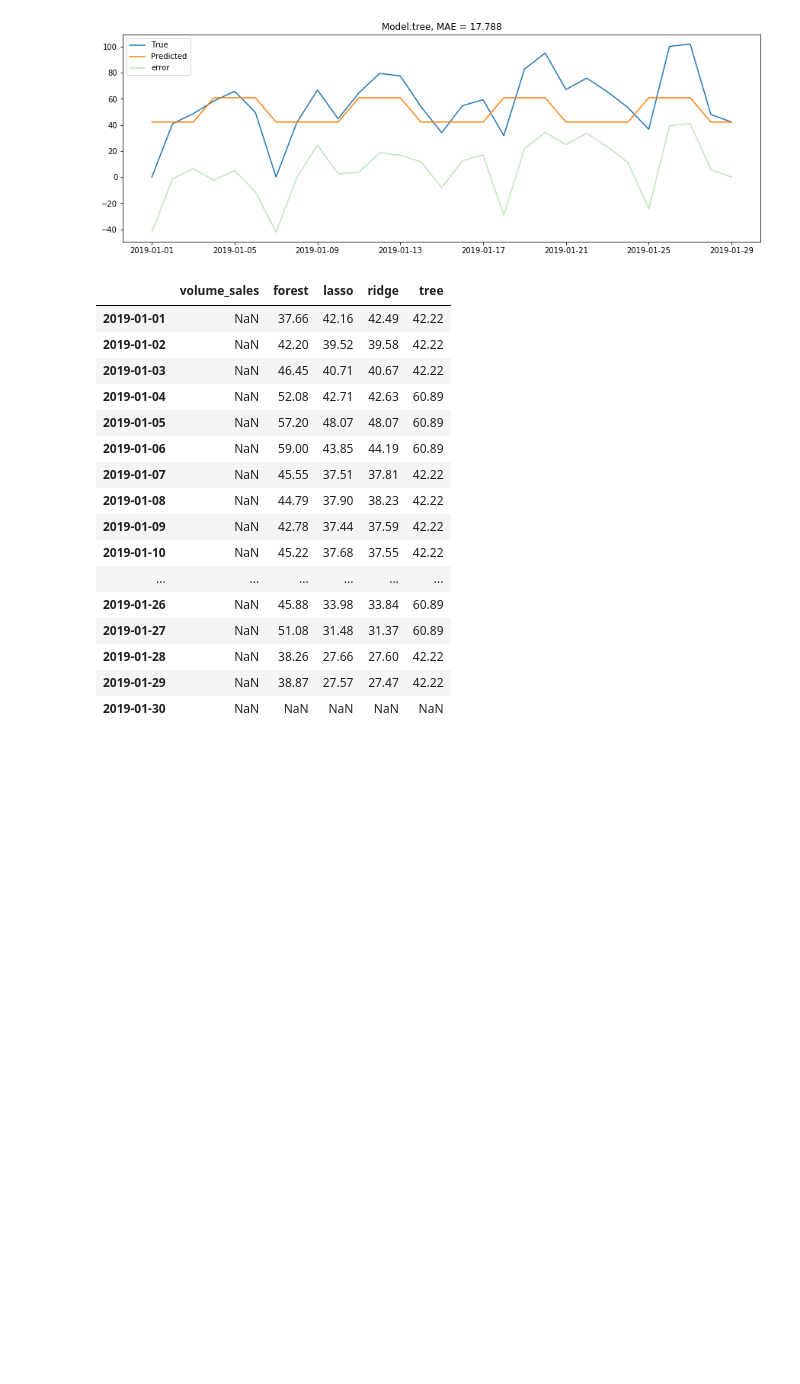
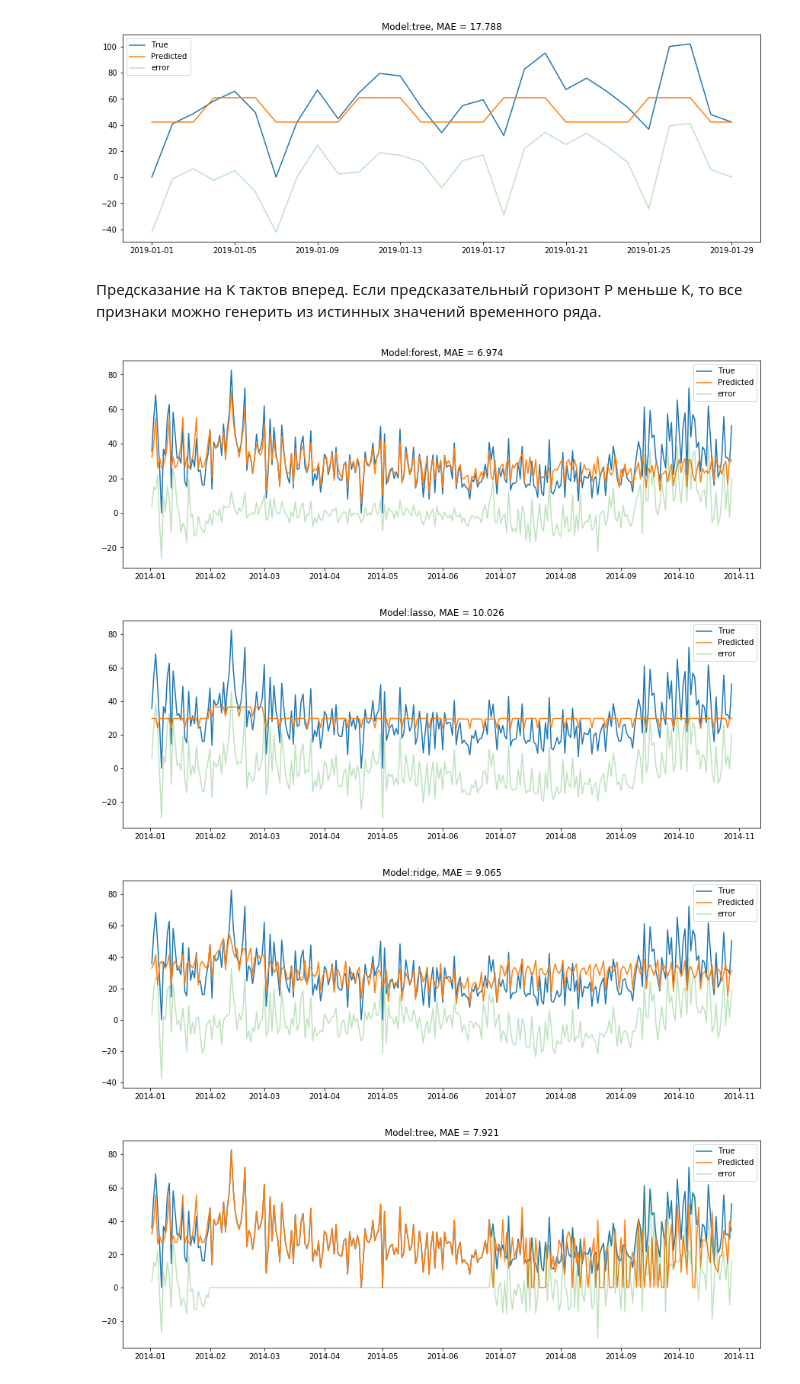
Before and after one commit to VinGeorge/Time-series-projects, a Jupyter notebook: sales prediction.ipynb, the cells around one changed output. Saved outputs shown, nothing was run; the diff lists cells and outputs as text; code cells hidden in the pictures; blank space fills up the shorter version.

```diff
--- a/sales prediction.ipynb
+++ b/sales prediction.ipynb
@@ -382,7 +379,7 @@ predicted_values = forecast_maker(models = models, data=df_train, n_steps=30, la
 predicted_values.drop(axis=1, columns='volume_sales', inplace=True)
 # %%
 for model in models.items():
-    model_chart(y=df_test.loc[:'2019-01-29'].values.ravel(),
+    model_to_chart(y=df_test.loc[:'2019-01-29'].values.ravel(),
                 y_pred= predicted_values.iloc[-30:-1][model[0]].values,
                 index = predicted_values.iloc[-30:-1].index,
                 model_name=model[0])
@@ -391,24 +388,45 @@ for model in models.items():
 [figure]
 [figure]
 [figure]
-# %%
-# df_test.loc[:'2019-01-29']
-predicted_values.iloc[-30:]
-# %% [output]
-|  | volume_sales | forest | lasso | ridge | tree |
-| 2019-01-01 | NaN | 37.66 | 42.16 | 42.49 | 42.22 |
-| 2019-01-02 | NaN | 42.20 | 39.52 | 39.58 | 42.22 |
-| 2019-01-03 | NaN | 46.45 | 40.71 | 40.67 | 42.22 |
-| 2019-01-04 | NaN | 52.08 | 42.71 | 42.63 | 60.89 |
-| 2019-01-05 | NaN | 57.20 | 48.07 | 48.07 | 60.89 |
-| 2019-01-06 | NaN | 59.00 | 43.85 | 44.19 | 60.89 |
-| 2019-01-07 | NaN | 45.55 | 37.51 | 37.81 | 42.22 |
-| 2019-01-08 | NaN | 44.79 | 37.90 | 38.23 | 42.22 |
-| 2019-01-09 | NaN | 42.78 | 37.44 | 37.59 | 42.22 |
-| 2019-01-10 | NaN | 45.22 | 37.68 | 37.55 | 42.22 |
-| ... | ... | ... | ... | ... | ... |
-| 2019-01-26 | NaN | 45.88 | 33.98 | 33.84 | 60.89 |
-| 2019-01-27 | NaN | 51.08 | 31.48 | 31.37 | 60.89 |
-| 2019-01-28 | NaN | 38.26 | 27.66 | 27.60 | 42.22 |
-| 2019-01-29 | NaN | 38.87 | 27.57 | 27.47 | 42.22 |
-| 2019-01-30 | NaN | NaN | NaN | NaN | NaN |
+# %% [markdown]
+Предсказание на K тактов вперед. </br>
+Если предсказательный горизонт P меньше K, то все признаки можно генерить из истинных значений временного ряда.
+# %%
+def create_features_K(data, windows, lag_start, lag_end):
+
+    X = pd.DataFrame(data.values.ravel(), index=data.index, columns=['y'])
+
+    for i in range(lag_start, lag_end):
+
+        X['shift_{}'.format(i)] = X['y'].shift(i)
+
+    for window in windows:
+
+        X['lin_reg_{}'.format(window)] = X['y'].shift(lag_start).rolling(window=window).apply(linreg, raw=True)
+        X['diff_{}'.format(window)] = X['y'].shift(lag_start).diff(window)
+        X['rolling_mean_{}'.format(window)] = X['y'].shift(lag_start).rolling(window=window).mean() #сдвигаем на lag_start и берем среднее из окна в размер window
+        X['rolling_max_{}'.format(window)] = X['y'].shift(lag_start).rolling(window=window).max()
+        X['rolling_std_{}'.format(window)] = X['y'].shift(lag_start).rolling(window=window).std()
+        X['rolling_min_{}'.format(window)] = X['y'].shift(lag_start).rolling(window=window).min()
+
+    X = X.fillna(np.nanmedian(X))
+
+    return X.drop('y', axis=1)
+# %%
+X_train = scaler(create_dummies(create_features_K(df_train, lags, lag_start=30, lag_end=40)))
+# %%
+df = pd.DataFrame()
+for model in models.items():
+    df[model[0]] = train(X_train, df_train.values.ravel(), model[1])
+# %%
+#Посмотрим что получается на трейне
+for model in models.items():
+    model_to_chart(y=df_train[:300].values.ravel(),
+                y_pred= df[:300][model[0]].values,
+                index = df_train[:300].index,
+                model_name=model[0])
+# %% [output]
+[figure, added]
+[figure, added]
+[figure, added]
+[figure, added]
```
Also changed, not shown: parts of 10 cells of this notebook.
